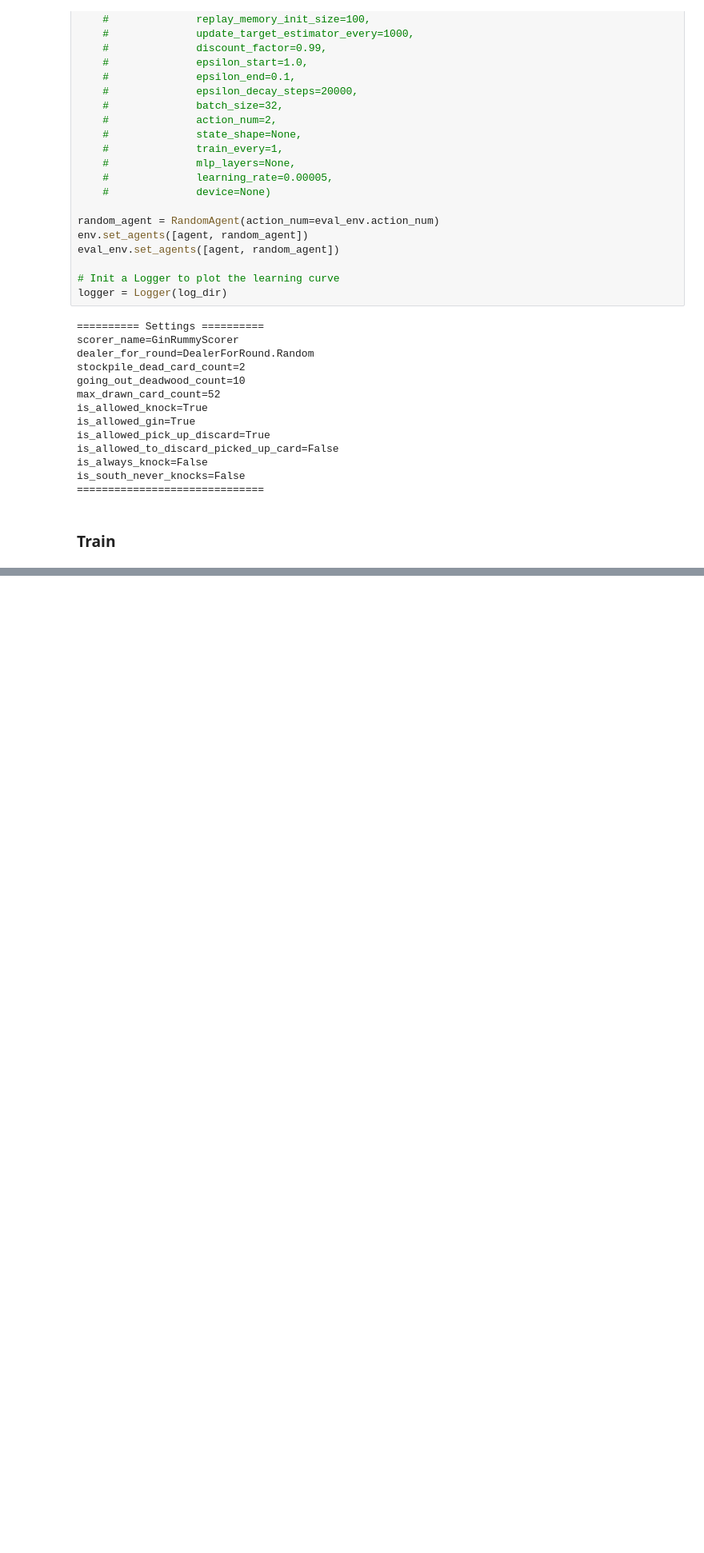
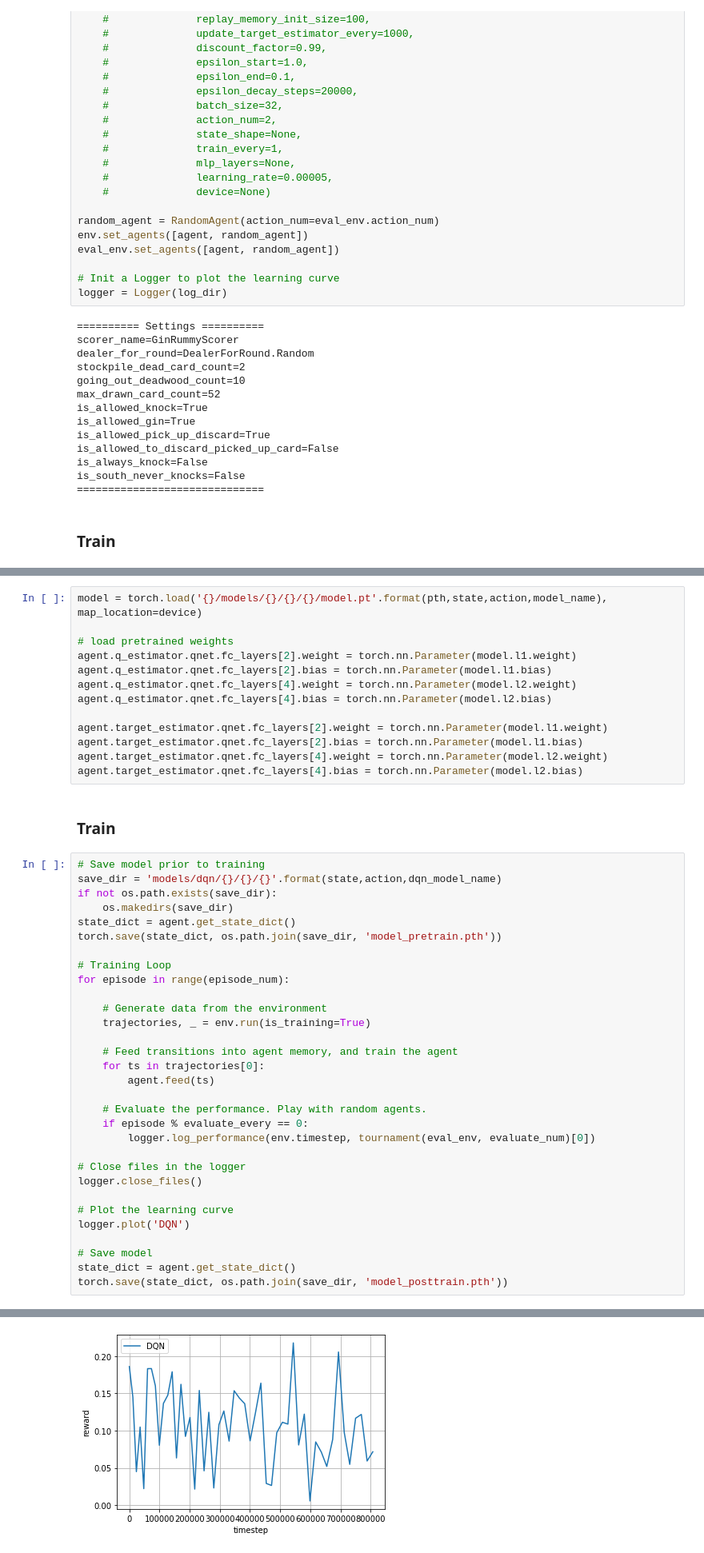
Before and after one commit to tancalv2/PretrainGinRummy, a Jupyter notebook: dqn.ipynb, the cells around one changed output, grey strips where cells are left out. Shown at 80% size. Cells and saved outputs as stored; diff of their text form; blank space fills up the shorter version.

Commit message:
Save pre and post model weights, start pre/post weight correlation

```diff
--- a/dqn.ipynb
+++ b/dqn.ipynb
@@ -1002,0 +1116,47 @@ dict_keys(['dqn_q_estimator', 'dqn_target_estimator'])
+# %%
+model = torch.load('{}/models/{}/{}/{}/model.pt'.format(pth,state,action,model_name), map_location=device)
+
+# load pretrained weights
+agent.q_estimator.qnet.fc_layers[2].weight = torch.nn.Parameter(model.l1.weight)
+agent.q_estimator.qnet.fc_layers[2].bias = torch.nn.Parameter(model.l1.bias)
+agent.q_estimator.qnet.fc_layers[4].weight = torch.nn.Parameter(model.l2.weight)
+agent.q_estimator.qnet.fc_layers[4].bias = torch.nn.Parameter(model.l2.bias)
+
+agent.target_estimator.qnet.fc_layers[2].weight = torch.nn.Parameter(model.l1.weight)
+agent.target_estimator.qnet.fc_layers[2].bias = torch.nn.Parameter(model.l1.bias)
+agent.target_estimator.qnet.fc_layers[4].weight = torch.nn.Parameter(model.l2.weight)
+agent.target_estimator.qnet.fc_layers[4].bias = torch.nn.Parameter(model.l2.bias)
+# %% [markdown]
+### Train
+# %%
+# Save model prior to training
+save_dir = 'models/dqn/{}/{}/{}'.format(state,action,dqn_model_name)
+if not os.path.exists(save_dir):
+    os.makedirs(save_dir)
+state_dict = agent.get_state_dict()
+torch.save(state_dict, os.path.join(save_dir, 'model_pretrain.pth'))
+
+# Training Loop
+for episode in range(episode_num):
+
+    # Generate data from the environment
+    trajectories, _ = env.run(is_training=True)
+
+    # Feed transitions into agent memory, and train the agent
+    for ts in trajectories[0]:
+        agent.feed(ts)
+
+    # Evaluate the performance. Play with random agents.
+    if episode % evaluate_every == 0:
+        logger.log_performance(env.timestep, tournament(eval_env, evaluate_num)[0])
+
+# Close files in the logger
+logger.close_files()
+
+# Plot the learning curve
+logger.plot('DQN')
+
+# Save model
+state_dict = agent.get_state_dict()
+torch.save(state_dict, os.path.join(save_dir, 'model_posttrain.pth'))
+# %% [output]
@@ -1002,0 +1180 @@ dict_keys(['dqn_q_estimator', 'dqn_target_estimator'])
+[figure, added]
```
Also changed, not shown: parts of 53 cells of this notebook.
